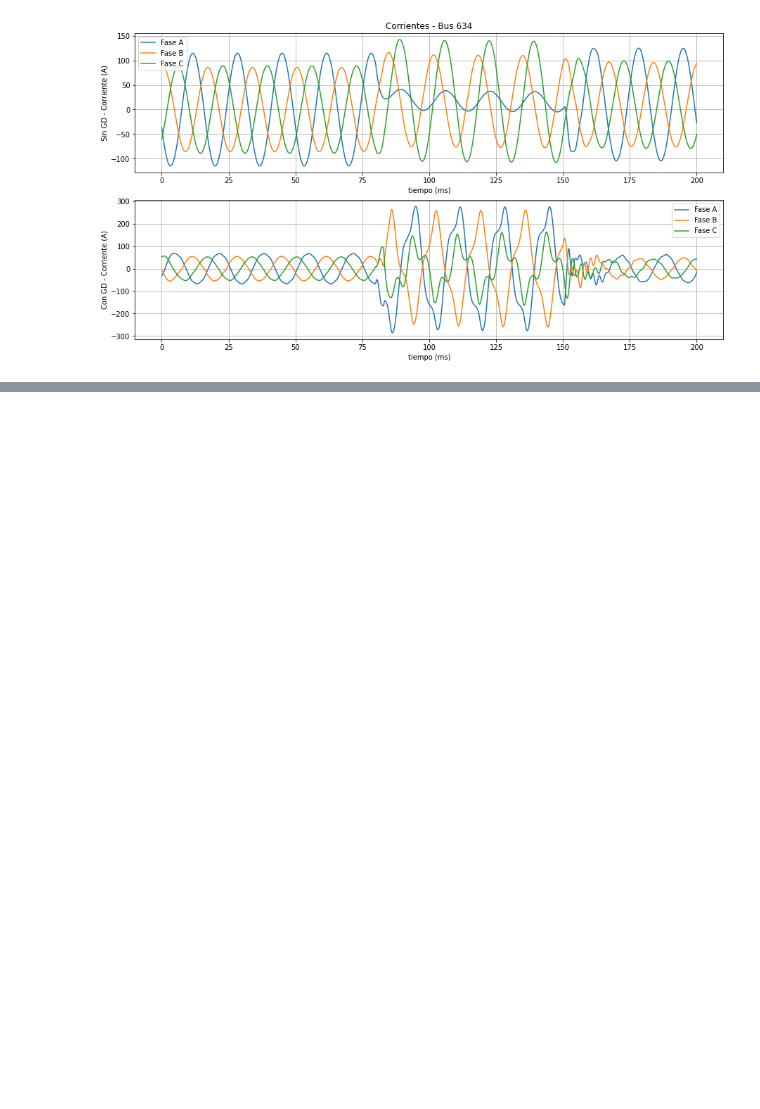
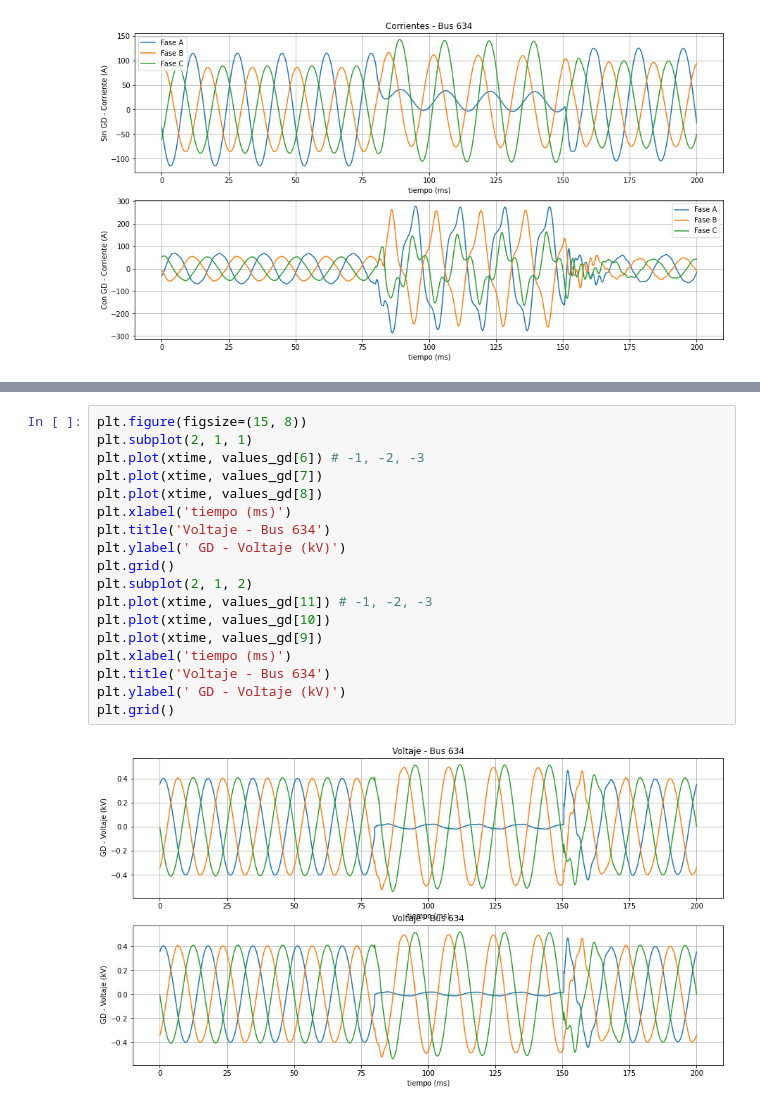
Before and after one commit to rickituri98/Fault_Classifier_CNN, a Jupyter notebook: CNN_Validation.ipynb, the cells around one changed output, grey strips where cells are left out. Cells and saved outputs as stored; diff of their text form; blank space fills up the shorter version.

```diff
--- a/CNN_Validation.ipynb
+++ b/CNN_Validation.ipynb
@@ -588,0 +616,20 @@ graph_bus634()
+# %%
+plt.figure(figsize=(15, 8))
+plt.subplot(2, 1, 1)
+plt.plot(xtime, values_gd[6]) # -1, -2, -3
+plt.plot(xtime, values_gd[7])
+plt.plot(xtime, values_gd[8])
+plt.xlabel('tiempo (ms)')
+plt.title('Voltaje - Bus 634')
+plt.ylabel(' GD - Voltaje (kV)')
+plt.grid()
+plt.subplot(2, 1, 2)
+plt.plot(xtime, values_gd[11]) # -1, -2, -3
+plt.plot(xtime, values_gd[10])
+plt.plot(xtime, values_gd[9])
+plt.xlabel('tiempo (ms)')
+plt.title('Voltaje - Bus 634')
+plt.ylabel(' GD - Voltaje (kV)')
+plt.grid()
+# %% [output]
+[figure, added]
```
Also changed, not shown: parts of 4 cells of this notebook.
